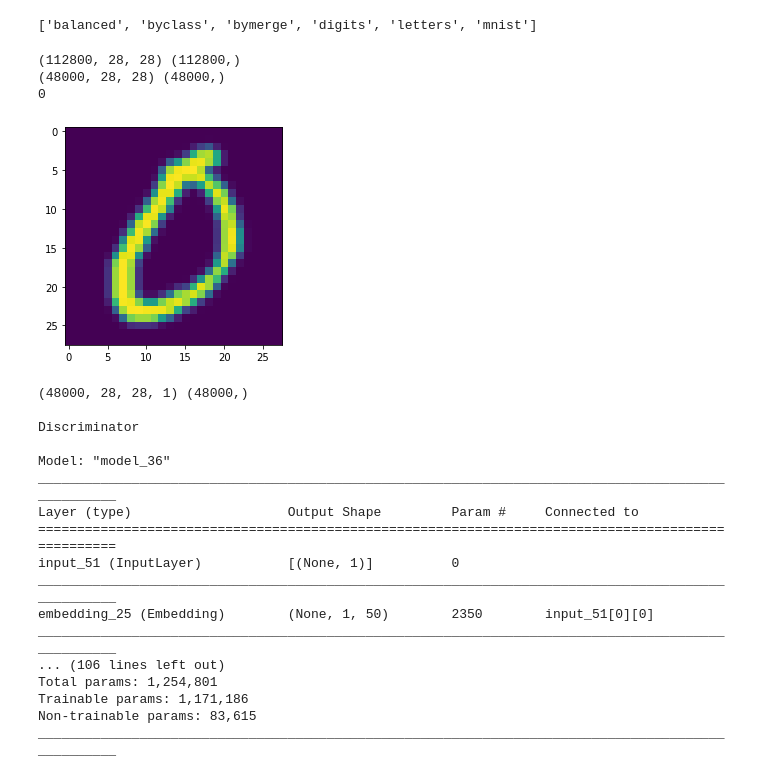
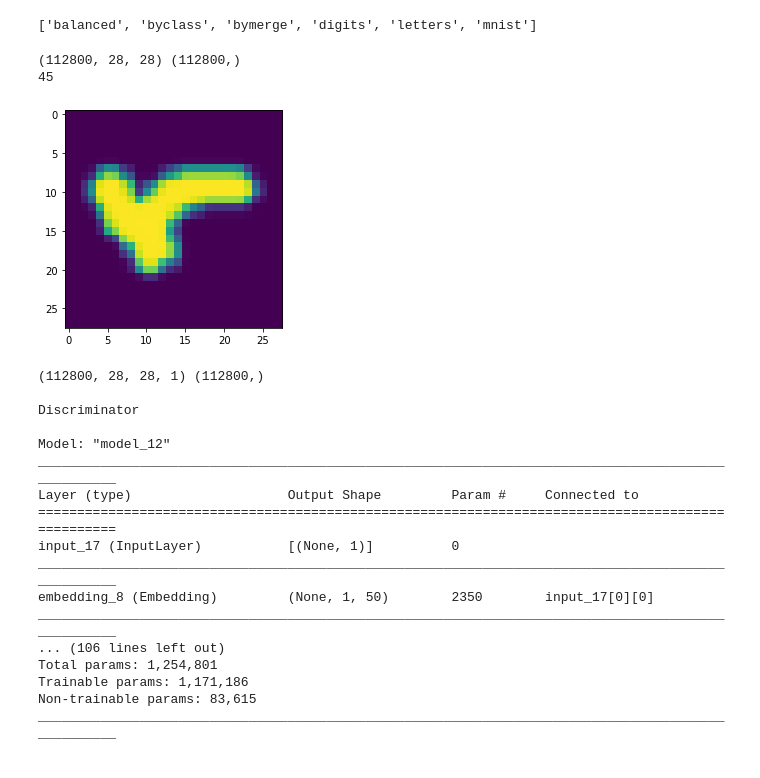
Before and after one commit to Amogh13246831/Handwriting-GAN, a Jupyter notebook: Letter LSGAN.ipynb, the cells around one changed output. Drawn from its saved outputs; the diff is of its cells as text; code cells hidden in the pictures.

```diff
--- a/Letter LSGAN.ipynb
+++ b/Letter LSGAN.ipynb
@@ -37,18 +37,17 @@ list_datasets()
 # %%
 images, labels = extract_training_samples('balanced')
 print(images.shape, labels.shape)
-ind = []
-for i in range(20):
-  ind.extend(np.where(labels==i)[0])
-images, labels = images[ind], labels[ind]
-print(images.shape, labels.shape)
+#ind = []
+#for i in range(20):
+#  ind.extend(np.where(labels==i)[0])
+#images, labels = images[ind], labels[ind]
+#print(images.shape, labels.shape)
 plt.imshow(images[0])
 print(labels[0])
 # %% [output]
 (112800, 28, 28) (112800,)
-(48000, 28, 28) (48000,)
-0
+45
-[figure, old version]
+[figure, new version]
 # %%
 def define_discriminator(input_shape=(28, 28, 1), n_classes=47):
     # label input and embedding
@@ -191,17 +190,17 @@ gen.summary()
 print("\nGAN\n")
 gan_model.summary()
 # %% [output]
-(48000, 28, 28, 1) (48000,)
+(112800, 28, 28, 1) (112800,)
 
 Discriminator
 
-Model: "model_36"
+Model: "model_12"
 __________________________________________________________________________________________________
 Layer (type)                    Output Shape         Param #     Connected to
 ==================================================================================================
-input_51 (InputLayer)           [(None, 1)]          0
+input_17 (InputLayer)           [(None, 1)]          0
 __________________________________________________________________________________________________
-embedding_25 (Embedding)        (None, 1, 50)        2350        input_51[0][0]
+embedding_8 (Embedding)         (None, 1, 50)        2350        input_17[0][0]
 __________________________________________________________________________________________________
 ... (106 lines left out)
 Total params: 1,254,801
```
Also changed, not shown: parts of 5 cells of this notebook.
